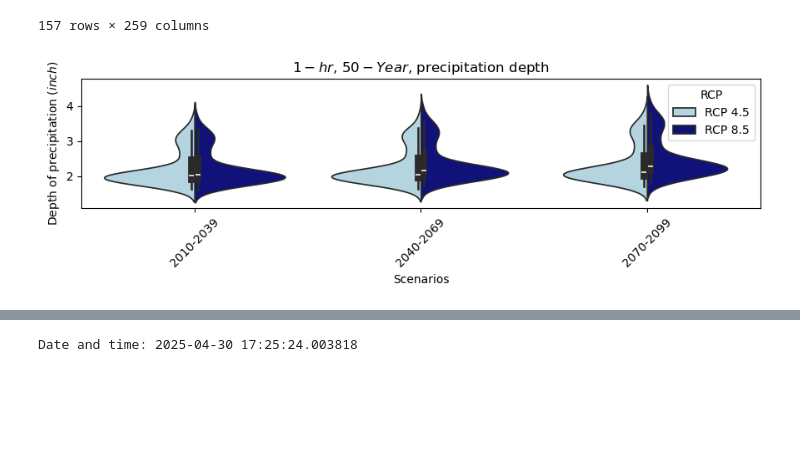
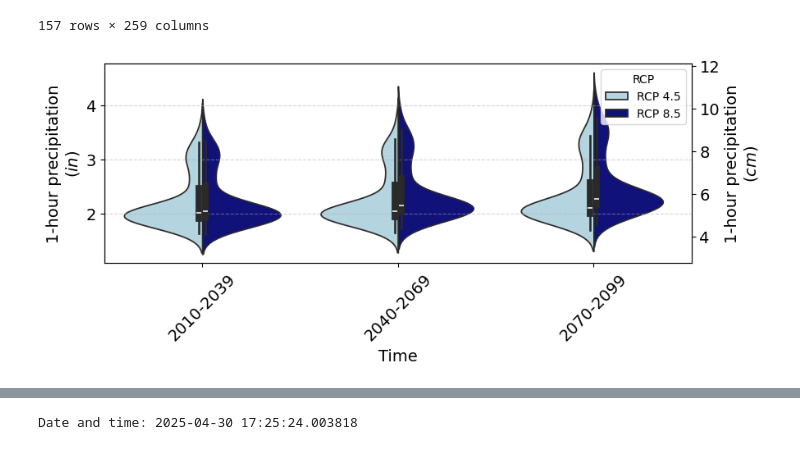
Before and after one commit to omidemam/flood_risk_dynamics, a Jupyter notebook: 3. Hydrologic model/4. Projected perecipitation data retrival/Projected_perecipitation_dataset.ipynb, the cells around one changed output, grey strips where cells are left out. Drawn from its saved outputs; the diff is of its cells as text; code cells hidden in the pictures; blank space fills up the shorter version.

```diff
--- a/3. Hydrologic model/4. Projected perecipitation data retrival/Projected_perecipitation_dataset.ipynb
+++ b/3. Hydrologic model/4. Projected perecipitation data retrival/Projected_perecipitation_dataset.ipynb
@@ -141,36 +141,58 @@ station
 # %%
 # Sample column names to plot from the DataFrame
 columns_to_plot = [
     '50-yr_2010-2039_rcp45_1', '50-yr_2010-2039_rcp85_1',
     '50-yr_2040-2069_rcp45_1', '50-yr_2040-2069_rcp85_1',
     '50-yr_2070-2099_rcp45_1', '50-yr_2070-2099_rcp85_1'
 ]
 
 # Filter to only columns present in the DataFrame
 valid_columns = [col for col in columns_to_plot if col in station.columns]
 
 # Melt the data to long format
 station_long = station[valid_columns].melt(var_name='Scenario', value_name='Rainfall')
 
 # Add an RCP label for color grouping
 station_long['YearRange'] = station_long['Scenario'].str.extract(r'(\d{4}-\d{4})')
 station_long['RCP'] = station_long['Scenario'].apply(lambda x: 'RCP 8.5' if 'rcp85' in x else 'RCP 4.5')
 
 # Define color palette
 palette = {
     'RCP 4.5': 'lightblue',
     'RCP 8.5': 'darkblue'
 }
 
-# Create the violin plot
-plt.figure(figsize=(9, 3))
-sns.violinplot(x='YearRange', y='Rainfall', hue='RCP', data=station_long, palette=palette, dodge=True,split=True)
-plt.title("$1-hr$, $50-Year$, precipitation depth")
-plt.ylabel('Depth of precipitation ($inch$)')
-plt.xlabel('Scenarios')
-plt.xticks(rotation=45)
+# Create the violin plot with twin y-axis
+fig, ax = plt.subplots(figsize=(9, 4))
+
+sns.violinplot(
+    x='YearRange',
+    y='Rainfall',
+    hue='RCP',
+    data=station_long,
+    palette=palette,
+    dodge=True,
+    split=True,
+    ax=ax
+)
+
+# Primary y-axis (inches)
+ax.set_ylabel('1-hour precipitation\n($in$)', fontsize=14)
+ax.set_xlabel('Time', fontsize=14)
+ax.set_xticklabels(ax.get_xticklabels(), rotation=45, fontsize=14)
+ax.tick_params(axis='y', labelsize=14)  # <-- Add this line
+ax.grid(axis='y', which='major', linestyle="--", alpha=0.5)
+
+# Add secondary y-axis (cm)
+ax2 = ax.twinx()
+ymin, ymax = ax.get_ylim()
+ax2.set_ylim(ymin * 2.54, ymax * 2.54)  # Convert inches to cm
+ax2.set_ylabel('1-hour precipitation\n($cm$)', fontsize=14)
+ax2.tick_params(axis='y', labelsize=14)
+
+# Final touches
 plt.tight_layout()
-plt.savefig(fr"D:\culvert repo\Results\Figures\projected_preci_1hr_50-yrs.png", dpi=300, bbox_inches='tight')
+plt.savefig(r"D:\culvert repo\Results\Figures\projected_preci_1hr_50-yrs.png", dpi=300, bbox_inches='tight')
 plt.show()
 # %% [output]
-[figure, old version]
+[figure, new version]
```
Also changed, not shown: parts of 1 cell of this notebook.
